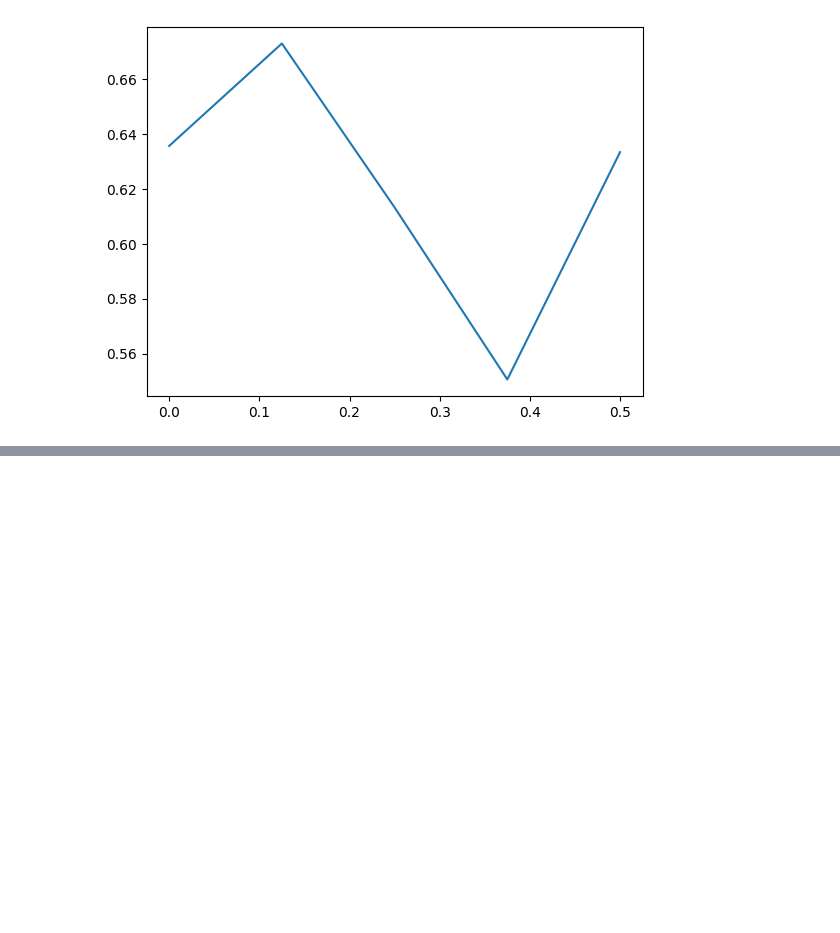
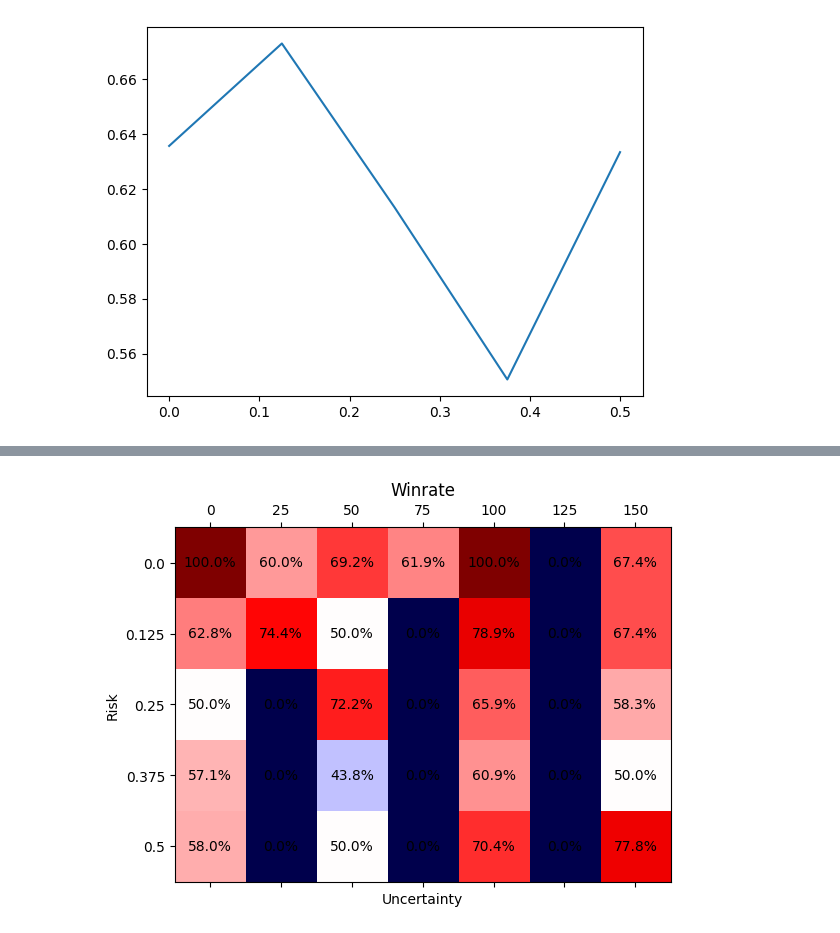
Before and after one commit to JacekCzupyt/RBC-Zubat, a Jupyter notebook: analysis/unranked_tests.ipynb, the cells around one changed output, grey strips where cells are left out. Drawn from its saved outputs; the diff is of its cells as text; code cells hidden in the pictures; blank space fills up the shorter version.

```diff
--- a/analysis/unranked_tests.ipynb
+++ b/analysis/unranked_tests.ipynb
@@ -174,0 +182,23 @@ No artists with labels found to put in legend.  Note that artists whose label st
+# %%
+opp = "Oracle"
+
+fig, ax = plt.subplots()
+
+data = [[0 for _ in range(7)] for _ in range(5)]
+for u in games[opp]:
+    for r in games[opp][u]:
+        data[r][u] = len([g for g in games[opp][u][r].values() if g.result == 1]) / len([g for g in games[opp][u][r].values() if g.result != 0])
+
+ax.matshow(data, cmap='seismic')
+for (i, j), z in np.ndenumerate(data):
+    ax.text(j, i, f"{100*z:02.1f}%", ha='center', va='center')
+
+ax.set_xticklabels([f"{x*25}" for x in range(-1,7)])
+ax.set_yticklabels([f"{x*0.125}" for x in range(-1,5)])
+
+ax.set_xlabel("Uncertainty")
+ax.set_ylabel("Risk")
+ax.set_title("Winrate")
+plt.show()
+# %% [output]
+[figure, added]
```
Also changed, not shown: parts of 1 cell of this notebook.
